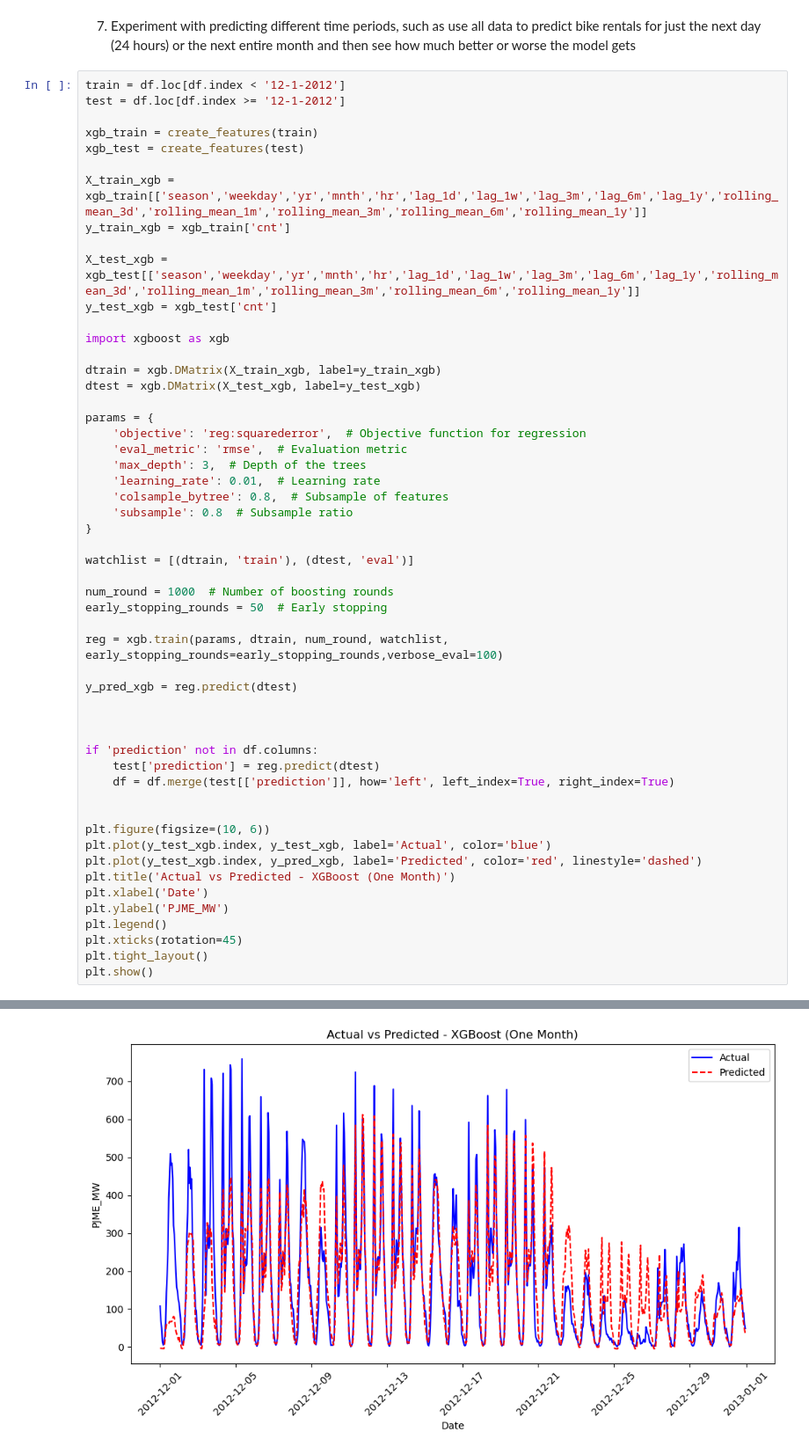
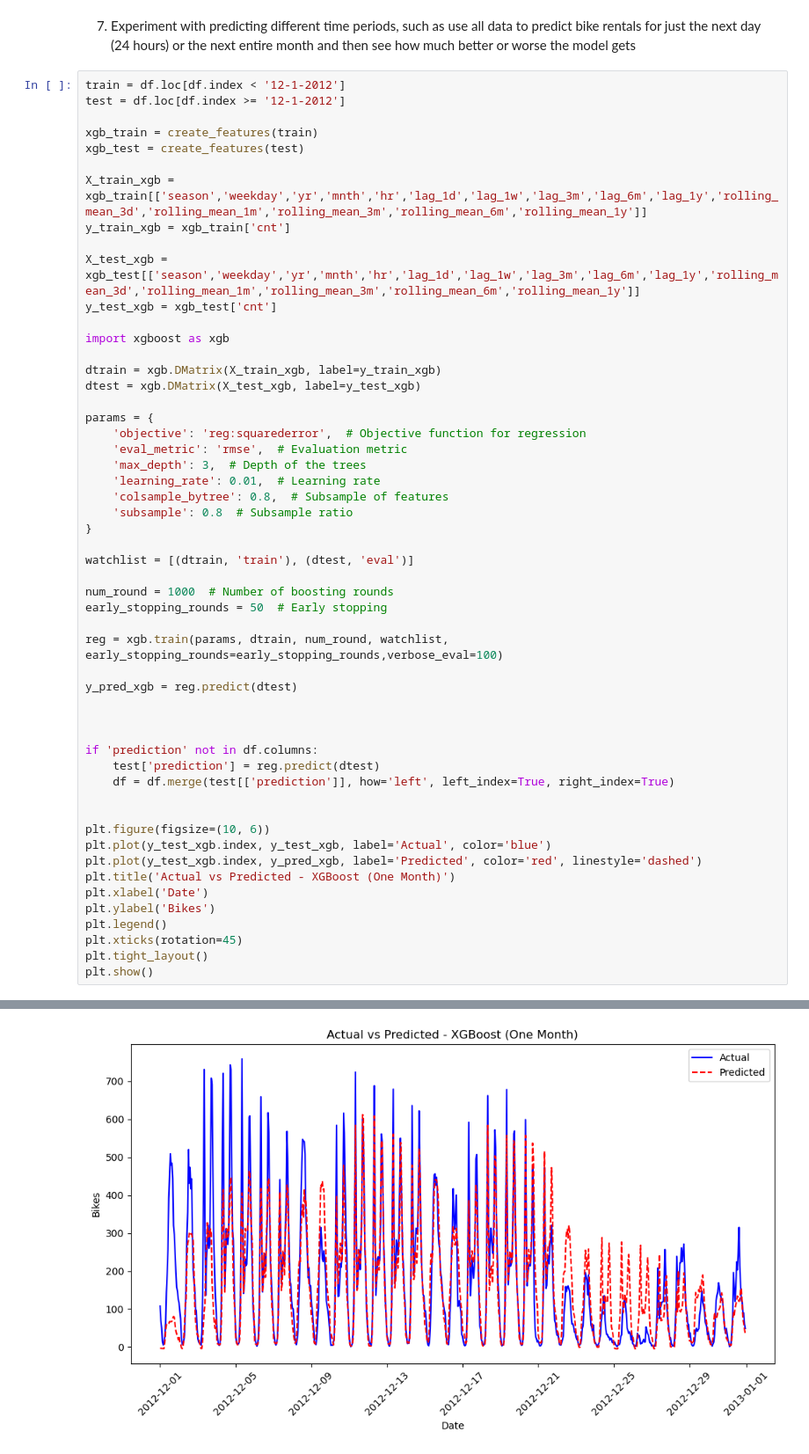
Before and after one commit to MarLaslo/DataScienceRUC, a Jupyter notebook: E5 - Time series.ipynb, the cells around one changed output, grey strips where cells are left out. Shown at 88% size. Drawn from its saved outputs; the diff is of its cells as text.

```diff
--- a/E5 - Time series.ipynb
+++ b/E5 - Time series.ipynb
@@ -273,35 +274,35 @@ reg = xgb.train(params, dtrain, num_round, watchlist, early_stopping_rounds=earl
 y_pred_xgb = reg.predict(dtest)
 
 
 
 if 'prediction' not in df.columns:
     test['prediction'] = reg.predict(dtest)
     df = df.merge(test[['prediction']], how='left', left_index=True, right_index=True)
 
 
 plt.figure(figsize=(10, 6))
 plt.plot(y_test_xgb.index, y_test_xgb, label='Actual', color='blue')
 plt.plot(y_test_xgb.index, y_pred_xgb, label='Predicted', color='red', linestyle='dashed')
 plt.title('Actual vs Predicted - XGBoost (One Month)')
 plt.xlabel('Date')
-plt.ylabel('PJME_MW')
+plt.ylabel('Bikes')
 plt.legend()
 plt.xticks(rotation=45)
 plt.tight_layout()
 plt.show()
 # %% [output]
 [0]     train-rmse:180.71393    eval-rmse:165.50648
 [100]   train-rmse:106.47449    eval-rmse:109.38094
 [200]   train-rmse:86.75378     eval-rmse:98.51254
 [300]   train-rmse:81.18032     eval-rmse:95.24587
 [400]   train-rmse:78.77209     eval-rmse:93.32523
 [500]   train-rmse:77.30629     eval-rmse:92.43949
 [600]   train-rmse:76.14326     eval-rmse:91.81659
 [700]   train-rmse:75.20906     eval-rmse:91.65422
 [800]   train-rmse:74.33747     eval-rmse:91.14669
 [900]   train-rmse:73.53216     eval-rmse:90.45227
 [999]   train-rmse:72.71921     eval-rmse:89.79388
-[figure, old version]
+[figure, new version]
 # %%
 train = df.loc[df.index < '10-1-2012']
 test = df.loc[df.index >= '10-1-2012']
```
Also changed, not shown: parts of 6 cells of this notebook, 2 other files.
